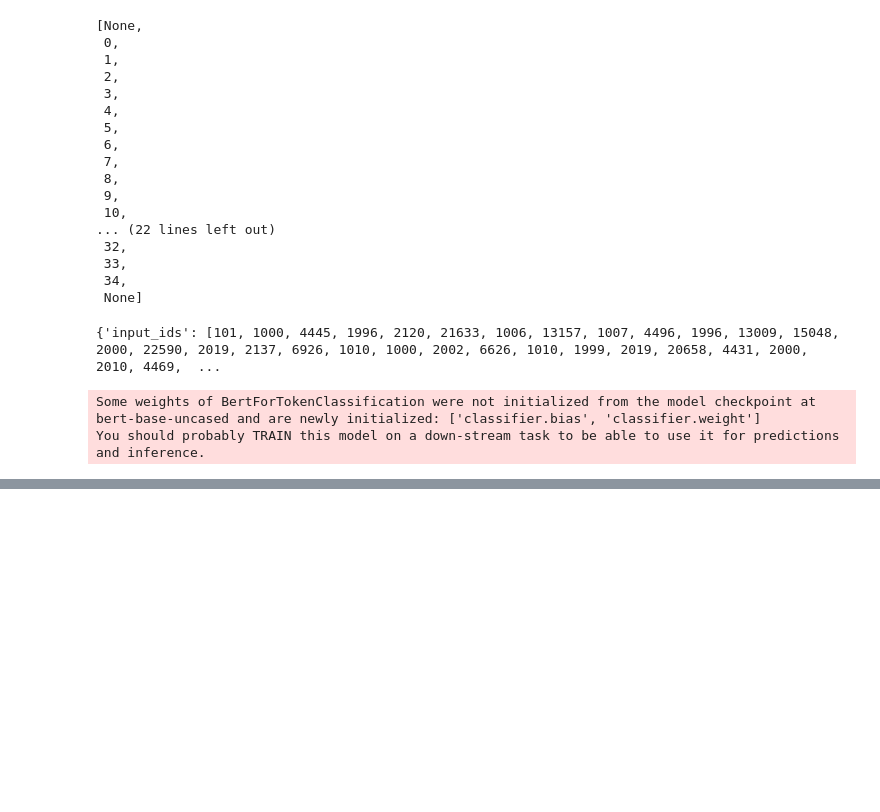
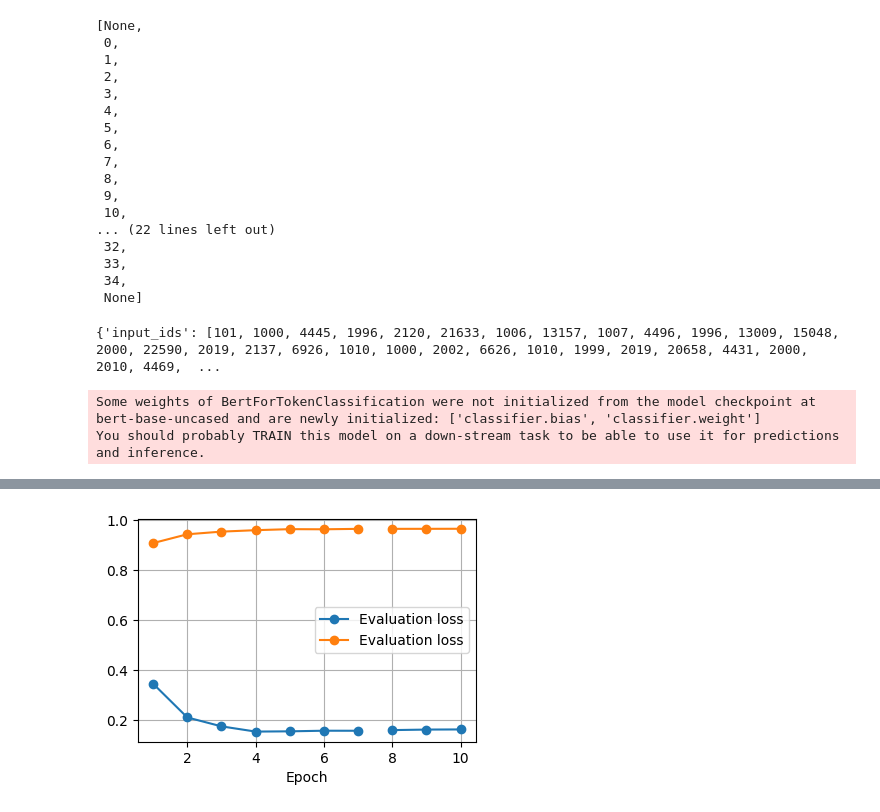
Before and after one commit to AbdoulayeDiop/ner-with-bert, a Jupyter notebook: ner_with_bert.ipynb, the cells around one changed output, grey strips where cells are left out. Cells and saved outputs as stored; diff of their text form; code cells hidden in the pictures; blank space fills up the shorter version.

```diff
--- a/ner_with_bert.ipynb
+++ b/ner_with_bert.ipynb
@@ -25,6 +27,7 @@ from datasets import load_dataset
 
 dataset = load_dataset("eriktks/conll2003", trust_remote_code=True)
 dataset['train'] = dataset['train'].shuffle(seed=42).select(range(1000))
+dataset['test'] = dataset['test'].shuffle(seed=42).select(range(1000))
 # %%
 dataset
 # %% [output]
@@ -182,10 +185,11 @@ You should probably TRAIN this model on a down-stream task to be able to use it
 # %%
 training_args = TrainingArguments(
     output_dir="ner-with-bert",
+    overwrite_output_dir=True,
     learning_rate=2e-5,
-    per_device_train_batch_size=16,
-    per_device_eval_batch_size=16,
-    num_train_epochs=10,
+    per_device_train_batch_size=64,
+    per_device_eval_batch_size=64,
+    num_train_epochs=20,
     weight_decay=0.01,
     eval_strategy="epoch",
     save_strategy="epoch",
@@ -208,0 +253,15 @@ ImportError: Using the `Trainer` with `PyTorch` requires `accelerate>=0.21.0`: P
+# %%
+import pandas as pd
+import matplotlib.pyplot as plt
+df = pd.DataFrame(trainer.state.log_history)
+plt.figure(figsize=(4, 3))
+plt.plot(df["epoch"], df["eval_loss"], marker="o", label="Evaluation loss")
+plt.plot(df["epoch"], df["eval_accuracy"], marker="o", label="Evaluation loss")
+# df.plot("epoch", ["eval_loss", "eval_accuracy"], marker="o")
+plt.xlabel("Epoch")
+plt.grid()
+plt.legend()
+plt.tight_layout()
+plt.show()
+# %% [output]
+[figure, added]
```
Also changed, not shown: parts of 5 cells of this notebook.
